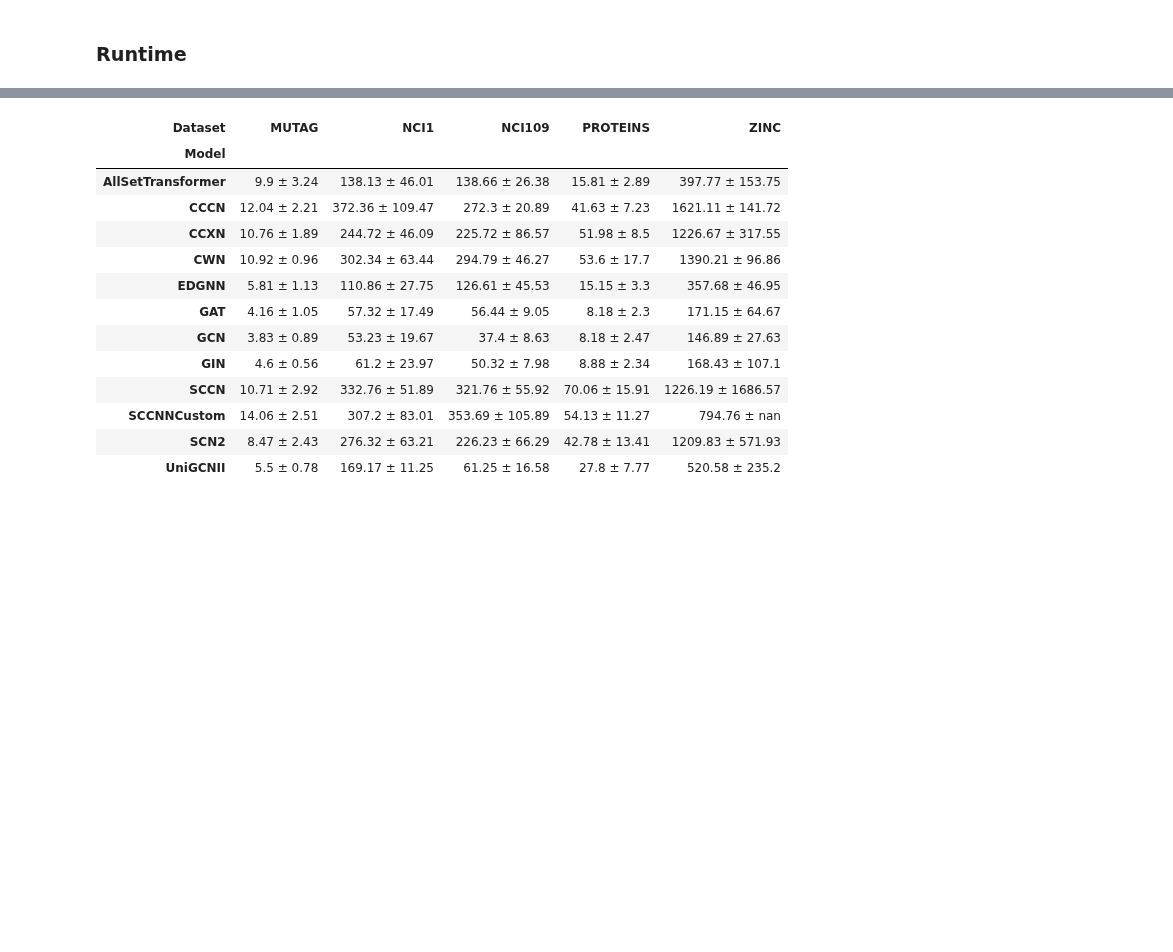
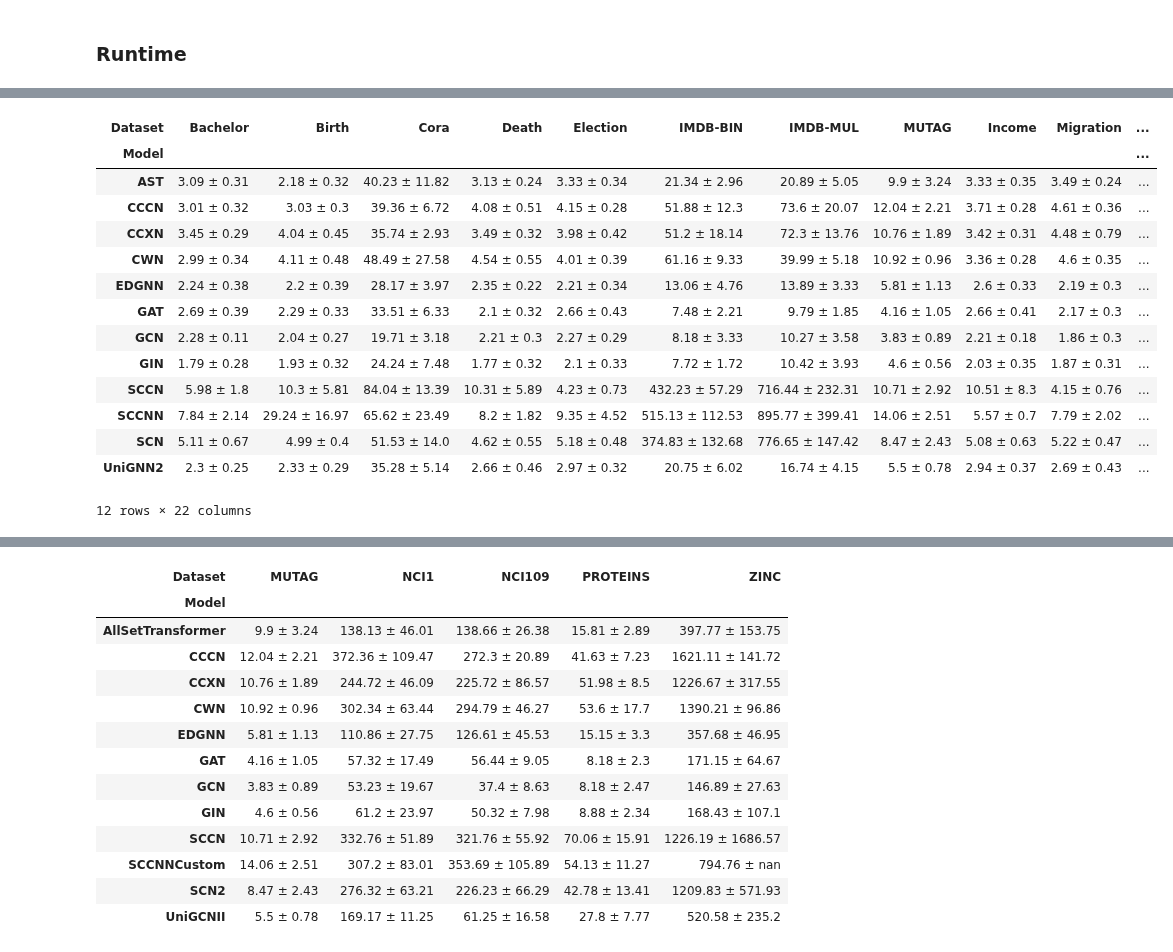
Before and after one commit to geometric-intelligence/TopoBench, a Jupyter notebook: tutorials/extract_time.ipynb, the cells around one changed output, grey strips where cells are left out. Saved outputs shown, nothing was run; the diff lists cells and outputs as text; code cells hidden in the pictures; blank space fills up the shorter version.

```diff
--- a/tutorials/extract_time.ipynb
+++ b/tutorials/extract_time.ipynb
@@ -364,0 +711,18 @@ result_dict.columns = ["Dataset", "Model", "Average Training Time"]
+# %%
+tb
+# %% [output]
+| Dataset | Bachelor | Birth | Cora | Death | Election | IMDB-BIN | IMDB-MUL | MUTAG | Income | Migration | ... |
+| Model |  |  |  |  |  |  |  |  |  |  | ... |
+| AST | 3.09 ± 0.31 | 2.18 ± 0.32 | 40.23 ± 11.82 | 3.13 ± 0.24 | 3.33 ± 0.34 | 21.34 ± 2.96 | 20.89 ± 5.05 | 9.9 ± 3.24 | 3.33 ± 0.35 | 3.49 ± 0.24 | ... |
+| CCCN | 3.01 ± 0.32 | 3.03 ± 0.3 | 39.36 ± 6.72 | 4.08 ± 0.51 | 4.15 ± 0.28 | 51.88 ± 12.3 | 73.6 ± 20.07 | 12.04 ± 2.21 | 3.71 ± 0.28 | 4.61 ± 0.36 | ... |
+| CCXN | 3.45 ± 0.29 | 4.04 ± 0.45 | 35.74 ± 2.93 | 3.49 ± 0.32 | 3.98 ± 0.42 | 51.2 ± 18.14 | 72.3 ± 13.76 | 10.76 ± 1.89 | 3.42 ± 0.31 | 4.48 ± 0.79 | ... |
+| CWN | 2.99 ± 0.34 | 4.11 ± 0.48 | 48.49 ± 27.58 | 4.54 ± 0.55 | 4.01 ± 0.39 | 61.16 ± 9.33 | 39.99 ± 5.18 | 10.92 ± 0.96 | 3.36 ± 0.28 | 4.6 ± 0.35 | ... |
+| EDGNN | 2.24 ± 0.38 | 2.2 ± 0.39 | 28.17 ± 3.97 | 2.35 ± 0.22 | 2.21 ± 0.34 | 13.06 ± 4.76 | 13.89 ± 3.33 | 5.81 ± 1.13 | 2.6 ± 0.33 | 2.19 ± 0.3 | ... |
+| GAT | 2.69 ± 0.39 | 2.29 ± 0.33 | 33.51 ± 6.33 | 2.1 ± 0.32 | 2.66 ± 0.43 | 7.48 ± 2.21 | 9.79 ± 1.85 | 4.16 ± 1.05 | 2.66 ± 0.41 | 2.17 ± 0.3 | ... |
+| GCN | 2.28 ± 0.11 | 2.04 ± 0.27 | 19.71 ± 3.18 | 2.21 ± 0.3 | 2.27 ± 0.29 | 8.18 ± 3.33 | 10.27 ± 3.58 | 3.83 ± 0.89 | 2.21 ± 0.18 | 1.86 ± 0.3 | ... |
+| GIN | 1.79 ± 0.28 | 1.93 ± 0.32 | 24.24 ± 7.48 | 1.77 ± 0.32 | 2.1 ± 0.33 | 7.72 ± 1.72 | 10.42 ± 3.93 | 4.6 ± 0.56 | 2.03 ± 0.35 | 1.87 ± 0.31 | ... |
+| SCCN | 5.98 ± 1.8 | 10.3 ± 5.81 | 84.04 ± 13.39 | 10.31 ± 5.89 | 4.23 ± 0.73 | 432.23 ± 57.29 | 716.44 ± 232.31 | 10.71 ± 2.92 | 10.51 ± 8.3 | 4.15 ± 0.76 | ... |
+| SCCNN | 7.84 ± 2.14 | 29.24 ± 16.97 | 65.62 ± 23.49 | 8.2 ± 1.82 | 9.35 ± 4.52 | 515.13 ± 112.53 | 895.77 ± 399.41 | 14.06 ± 2.51 | 5.57 ± 0.7 | 7.79 ± 2.02 | ... |
+| SCN | 5.11 ± 0.67 | 4.99 ± 0.4 | 51.53 ± 14.0 | 4.62 ± 0.55 | 5.18 ± 0.48 | 374.83 ± 132.68 | 776.65 ± 147.42 | 8.47 ± 2.43 | 5.08 ± 0.63 | 5.22 ± 0.47 | ... |
+| UniGNN2 | 2.3 ± 0.25 | 2.33 ± 0.29 | 35.28 ± 5.14 | 2.66 ± 0.46 | 2.97 ± 0.32 | 20.75 ± 6.02 | 16.74 ± 4.15 | 5.5 ± 0.78 | 2.94 ± 0.37 | 2.69 ± 0.43 | ... |
+12 rows × 22 columns
```
Also changed, not shown: parts of 18 cells of this notebook.
